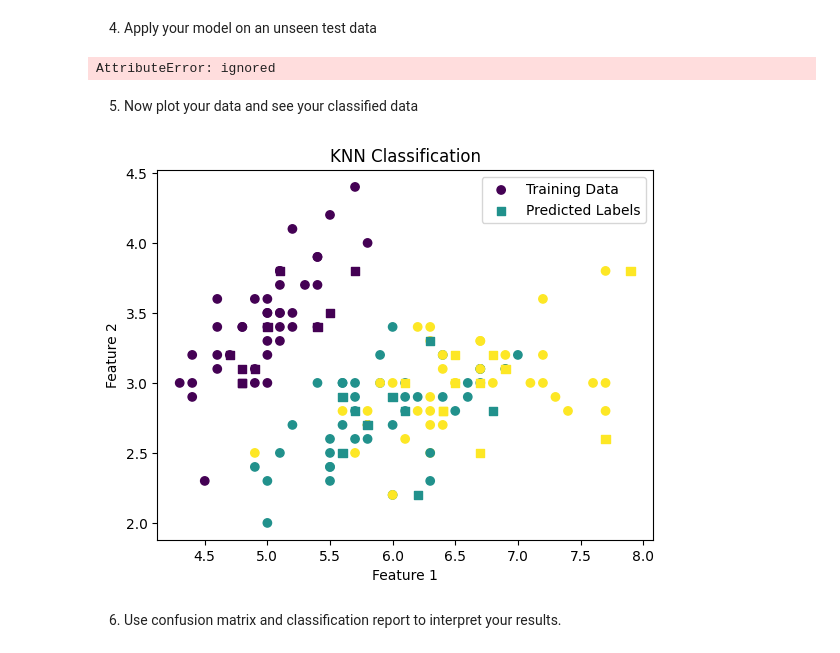
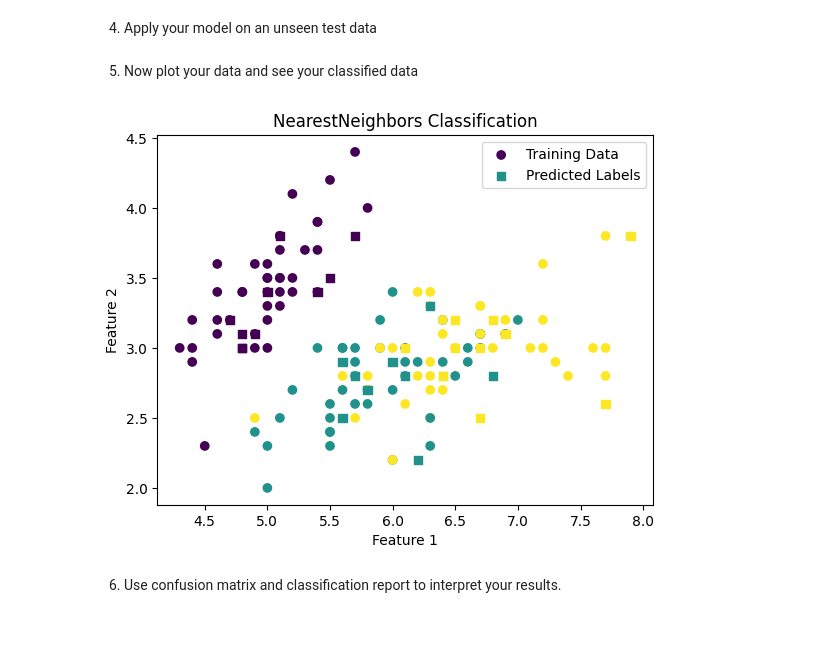
Before and after one commit to Ruvindya/Machine-Learning, a Jupyter notebook: Nearest_Neighbors_Algorithm.ipynb, the cells around one changed output. Saved outputs shown, nothing was run; the diff lists cells and outputs as text; code cells hidden in the pictures.

```diff
--- a/Nearest_Neighbors_Algorithm.ipynb
+++ b/Nearest_Neighbors_Algorithm.ipynb
@@ -87,8 +87,8 @@ X_train, X_test, y_train, y_test = train_test_split(X, y, test_size=0.2, random_
 # %% [markdown]
 3. Define number of neighbors for your algorithm and apply it on your data
 # %%
-from sklearn.neighbors import NearestNeighbors
-nrst_neigh = NearestNeighbors(n_neighbors = 3, algorithm = 'ball_tree')
-nrst_neigh.fit(X_train,y_train)
-distances, indices = nbrs.kneighbors(X_train,y_train)
-indices
+#from sklearn.neighbors import NearestNeighbors
+#nbrs = NearestNeighbors(n_neighbors = 2, algorithm = 'ball_tree')
+#nbrs.fit(X,y)
+#distances, indices = nbrs.kneighbors(X,y)
+#indices
@@ -140,25 +138,23 @@ plt.show()
 4. Apply your model on an unseen test data
 # %%
 # Make predictions on the test set
-y_pred = neighbors.predict(X_test)
+#y_pred = neighbors.predict(X_test)
-# %% [output]
-AttributeError: ignored
 # %% [markdown]
 5. Now plot your data and see your classified data
 # %%
 # Plot the training data
 plt.scatter(X_train[:, 0], X_train[:, 1], c=y_train, label='Training Data')
 
 # Plot the test data with predicted labels
 plt.scatter(X_test[:, 0], X_test[:, 1], c=y_pred, marker='s', label='Predicted Labels')
 
 plt.xlabel('Feature 1')
 plt.ylabel('Feature 2')
-plt.title('KNN Classification')
+plt.title('NearestNeighbors Classification')
 plt.legend()
 plt.show()
 # %% [output]
-[figure, old version]
+[figure, new version]
 # %% [markdown]
 6. Use confusion matrix and classification report to interpret your results.
 # %%
```
Also changed, not shown: parts of 1 cell of this notebook.
